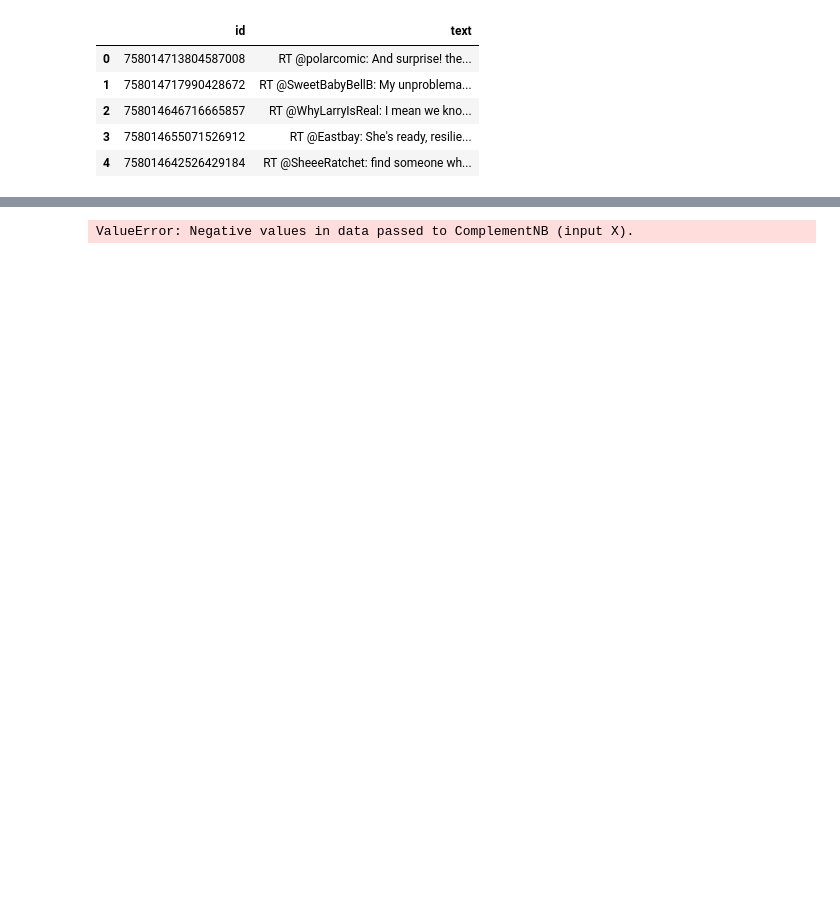
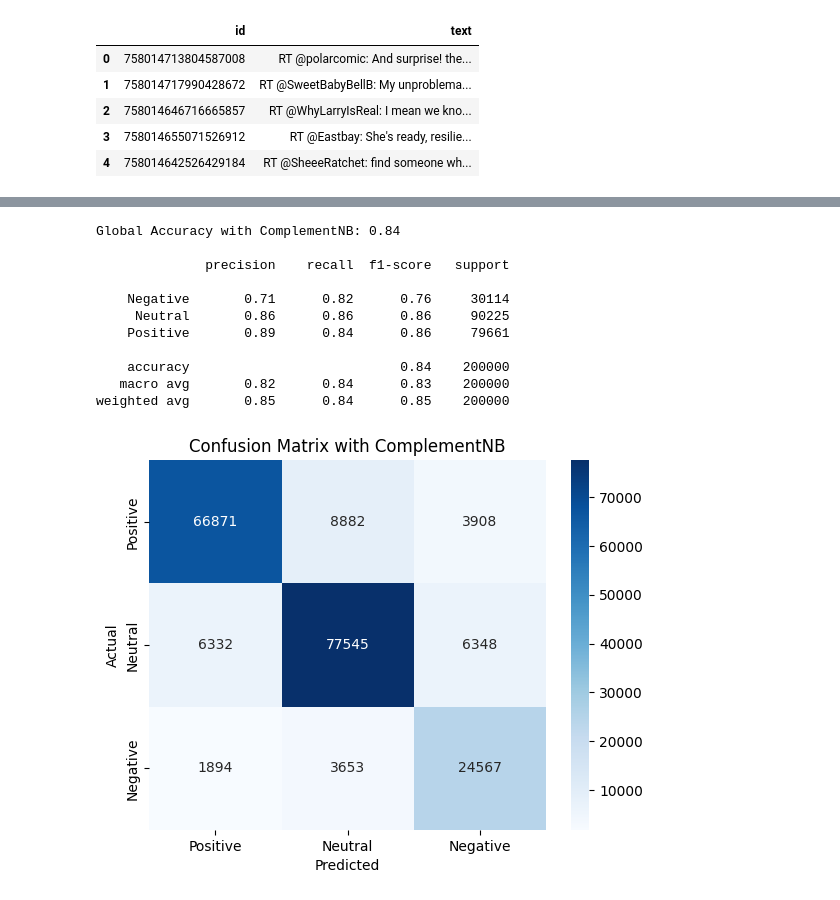
Before and after one commit to samMM-cs/nlp, a Jupyter notebook: tweet_sentiment_analysis.ipynb, the cells around one changed output, grey strips where cells are left out. Cells and saved outputs as stored; diff of their text form; code cells hidden in the pictures; blank space fills up the shorter version.

```diff
--- a/tweet_sentiment_analysis.ipynb
+++ b/tweet_sentiment_analysis.ipynb
@@ -267,19 +298,30 @@ ValueError: Negative values in data passed to MultinomialNB (input X).
 # %%
 #Test using ComplementNB
 model2=ComplementNB(alpha=1) #Using Laplace smoothing
-model2.fit(X_train_final,y_train)
-y_predComplement=model2.predict(X_test_final)
+model2.fit(X_train_final_nb,y_train)
+y_predComplement=model2.predict(X_test_final_nb)
 print(f"Global Accuracy with ComplementNB: {accuracy_score(y_test,y_predComplement):.2f}\n")
 print(classification_report(y_test,y_predComplement))
 
 cmw=confusion_matrix(y_test,y_predComplement,labels=["Positive","Neutral","Negative"])
 sns.heatmap(cmw,annot=True,fmt="d",cmap="Blues",xticklabels=["Positive","Neutral","Negative"],yticklabels=["Positive","Neutral","Negative"])
 plt.title("Confusion Matrix with ComplementNB")
 plt.xlabel("Predicted")
 plt.ylabel("Actual")
 plt.show()
 # %% [output]
-ValueError: Negative values in data passed to ComplementNB (input X).
+Global Accuracy with ComplementNB: 0.84
+
+              precision    recall  f1-score   support
+
+    Negative       0.71      0.82      0.76     30114
+     Neutral       0.86      0.86      0.86     90225
+    Positive       0.89      0.84      0.86     79661
+
+    accuracy                           0.84    200000
+   macro avg       0.82      0.84      0.83    200000
+weighted avg       0.85      0.84      0.85    200000
+[figure, added]
 # %%
 #Test using LogisticRegression
 from sklearn.linear_model import LogisticRegression
```
Also changed, not shown: parts of 4 cells of this notebook.
